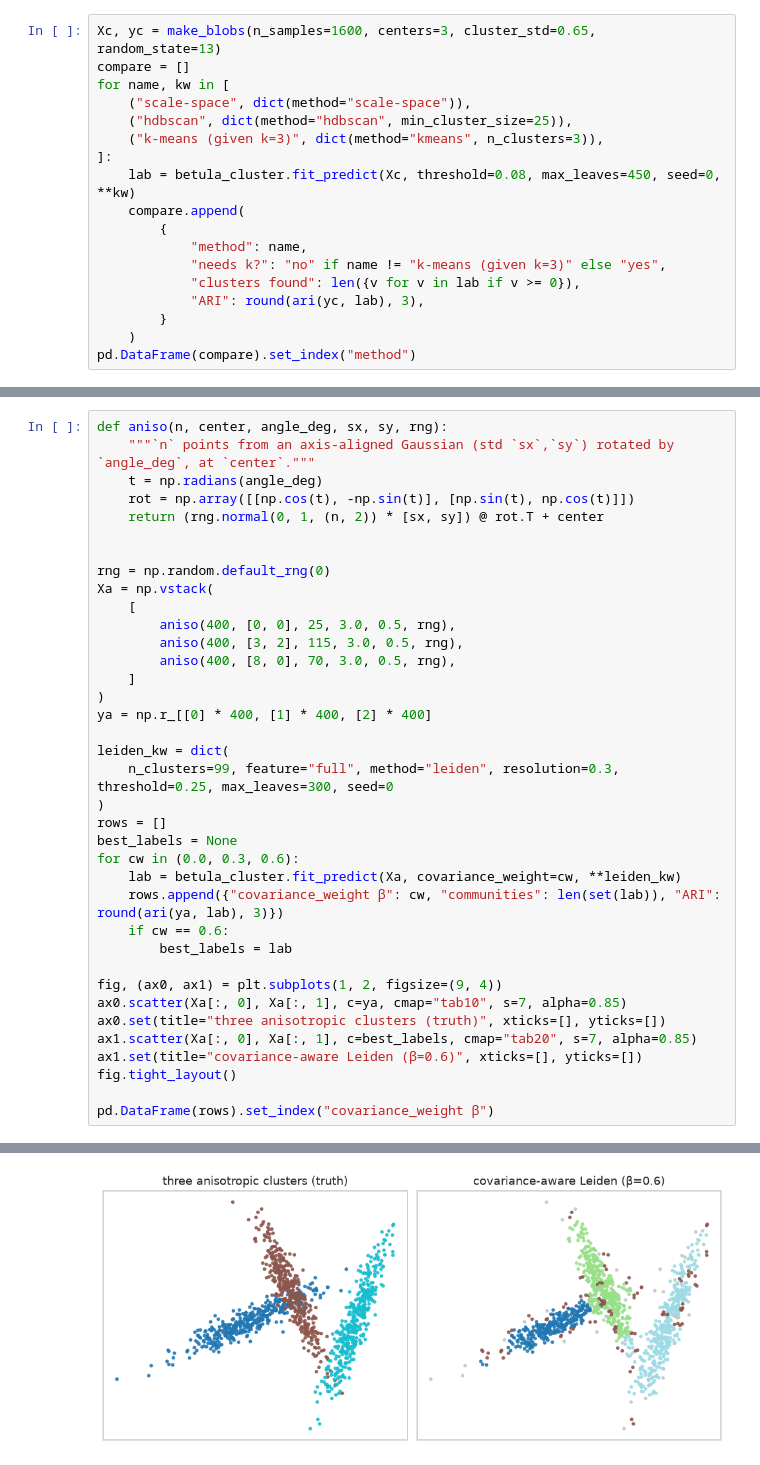
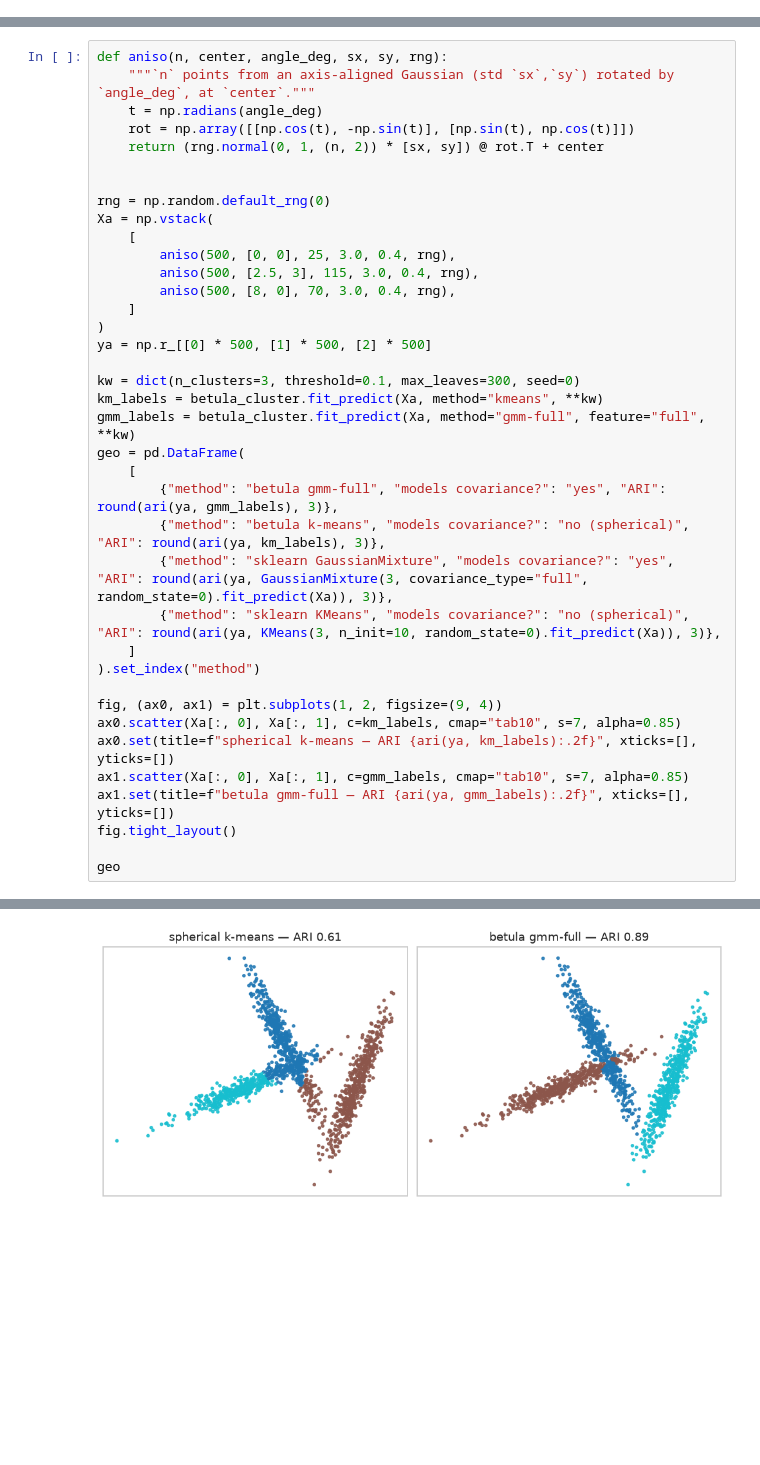
Before and after one commit to ilgrad/betula-cluster, a Jupyter notebook: examples/15_geometry_aware_clustering.ipynb, the cells around one changed output, grey strips where cells are left out. Drawn from its saved outputs; the diff is of its cells as text; blank space fills up the shorter version.

```diff
--- a/examples/15_geometry_aware_clustering.ipynb
+++ b/examples/15_geometry_aware_clustering.ipynb
@@ -61,18 +66,0 @@ must be told it. (`k-means` here is *given the correct* `k`, so it is a best cas
-# %%
-Xc, yc = make_blobs(n_samples=1600, centers=3, cluster_std=0.65, random_state=13)
-compare = []
-for name, kw in [
-    ("scale-space", dict(method="scale-space")),
-    ("hdbscan", dict(method="hdbscan", min_cluster_size=25)),
-    ("k-means (given k=3)", dict(method="kmeans", n_clusters=3)),
-]:
-    lab = betula_cluster.fit_predict(Xc, threshold=0.08, max_leaves=450, seed=0, **kw)
-    compare.append(
-        {
-            "method": name,
-            "needs k?": "no" if name != "k-means (given k=3)" else "yes",
-            "clusters found": len({v for v in lab if v >= 0}),
-            "ARI": round(ari(yc, lab), 3),
-        }
-    )
-pd.DataFrame(compare).set_index("method")
@@ -114,30 +134,31 @@ def aniso(n, center, angle_deg, sx, sy, rng):
 rng = np.random.default_rng(0)
 Xa = np.vstack(
     [
-        aniso(400, [0, 0], 25, 3.0, 0.5, rng),
-        aniso(400, [3, 2], 115, 3.0, 0.5, rng),
-        aniso(400, [8, 0], 70, 3.0, 0.5, rng),
+        aniso(500, [0, 0], 25, 3.0, 0.4, rng),
+        aniso(500, [2.5, 3], 115, 3.0, 0.4, rng),
+        aniso(500, [8, 0], 70, 3.0, 0.4, rng),
     ]
 )
-ya = np.r_[[0] * 400, [1] * 400, [2] * 400]
+ya = np.r_[[0] * 500, [1] * 500, [2] * 500]
 
-leiden_kw = dict(
-    n_clusters=99, feature="full", method="leiden", resolution=0.3, threshold=0.25, max_leaves=300, seed=0
-)
-rows = []
-best_labels = None
-for cw in (0.0, 0.3, 0.6):
-    lab = betula_cluster.fit_predict(Xa, covariance_weight=cw, **leiden_kw)
-    rows.append({"covariance_weight β": cw, "communities": len(set(lab)), "ARI": round(ari(ya, lab), 3)})
-    if cw == 0.6:
-        best_labels = lab
+kw = dict(n_clusters=3, threshold=0.1, max_leaves=300, seed=0)
+km_labels = betula_cluster.fit_predict(Xa, method="kmeans", **kw)
+gmm_labels = betula_cluster.fit_predict(Xa, method="gmm-full", feature="full", **kw)
+geo = pd.DataFrame(
+    [
+        {"method": "betula gmm-full", "models covariance?": "yes", "ARI": round(ari(ya, gmm_labels), 3)},
+        {"method": "betula k-means", "models covariance?": "no (spherical)", "ARI": round(ari(ya, km_labels), 3)},
+        {"method": "sklearn GaussianMixture", "models covariance?": "yes", "ARI": round(ari(ya, GaussianMixture(3, covariance_type="full", random_state=0).fit_predict(Xa)), 3)},
+        {"method": "sklearn KMeans", "models covariance?": "no (spherical)", "ARI": round(ari(ya, KMeans(3, n_init=10, random_state=0).fit_predict(Xa)), 3)},
+    ]
+).set_index("method")
 
 fig, (ax0, ax1) = plt.subplots(1, 2, figsize=(9, 4))
-ax0.scatter(Xa[:, 0], Xa[:, 1], c=ya, cmap="tab10", s=7, alpha=0.85)
-ax0.set(title="three anisotropic clusters (truth)", xticks=[], yticks=[])
-ax1.scatter(Xa[:, 0], Xa[:, 1], c=best_labels, cmap="tab20", s=7, alpha=0.85)
-ax1.set(title="covariance-aware Leiden (β=0.6)", xticks=[], yticks=[])
+ax0.scatter(Xa[:, 0], Xa[:, 1], c=km_labels, cmap="tab10", s=7, alpha=0.85)
+ax0.set(title=f"spherical k-means — ARI {ari(ya, km_labels):.2f}", xticks=[], yticks=[])
+ax1.scatter(Xa[:, 0], Xa[:, 1], c=gmm_labels, cmap="tab10", s=7, alpha=0.85)
+ax1.set(title=f"betula gmm-full — ARI {ari(ya, gmm_labels):.2f}", xticks=[], yticks=[])
 fig.tight_layout()
 
-pd.DataFrame(rows).set_index("covariance_weight β")
+geo
 # %% [output]
@@ -149 +171 @@ pd.DataFrame(rows).set_index("covariance_weight β")
-[figure, old version]
+[figure, new version]
```
Also changed, not shown: parts of 17 cells of this notebook, 2 other files.
